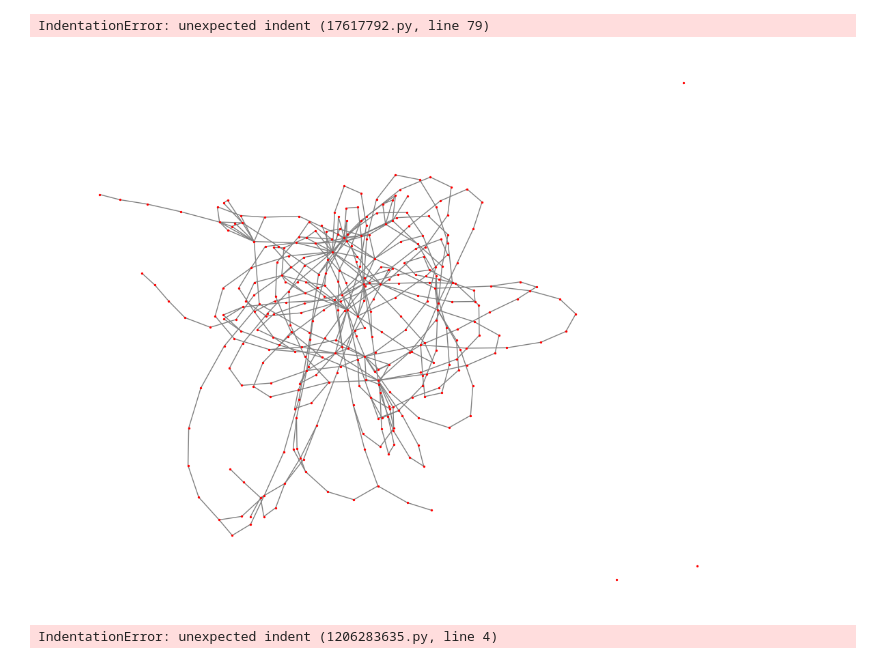
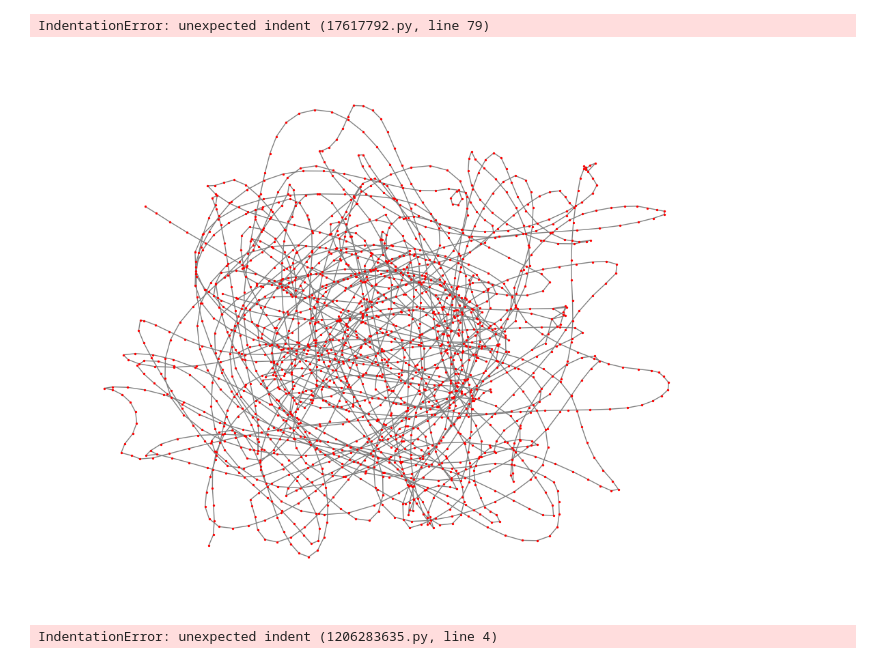
Before and after one commit to qtoussaint/pangenome_merge, a Jupyter notebook: mapping_COGs.ipynb, the cells around one changed output. Drawn from its saved outputs; the diff is of its cells as text; code cells hidden in the pictures.

```diff
--- a/mapping_COGs.ipynb
+++ b/mapping_COGs.ipynb
@@ -778,13 +645,13 @@ if __name__ == "__main__":
 # %% [output]
 IndentationError: unexpected indent (17617792.py, line 79)
 # %%
-graph_all = nx.read_gml("../../graph_all/final_graph.gml")
+graph_all = nx.read_gml("/nfs/research/jlees/jacqueline/atb_analyses/merge_tests/staph_merge/graph_all/final_graph.gml")
 
 plt.figure(figsize=(10, 8))  # Set the figure size
 nx.draw(graph_all, with_labels=False, node_color='red', edge_color='gray', node_size = 2)
 plt.show()
 # %% [output]
-[figure, old version]
+[figure, new version]
 # %%
 # add metadata (geneIDs)
 
```
Also changed, not shown: parts of 10 cells of this notebook.
